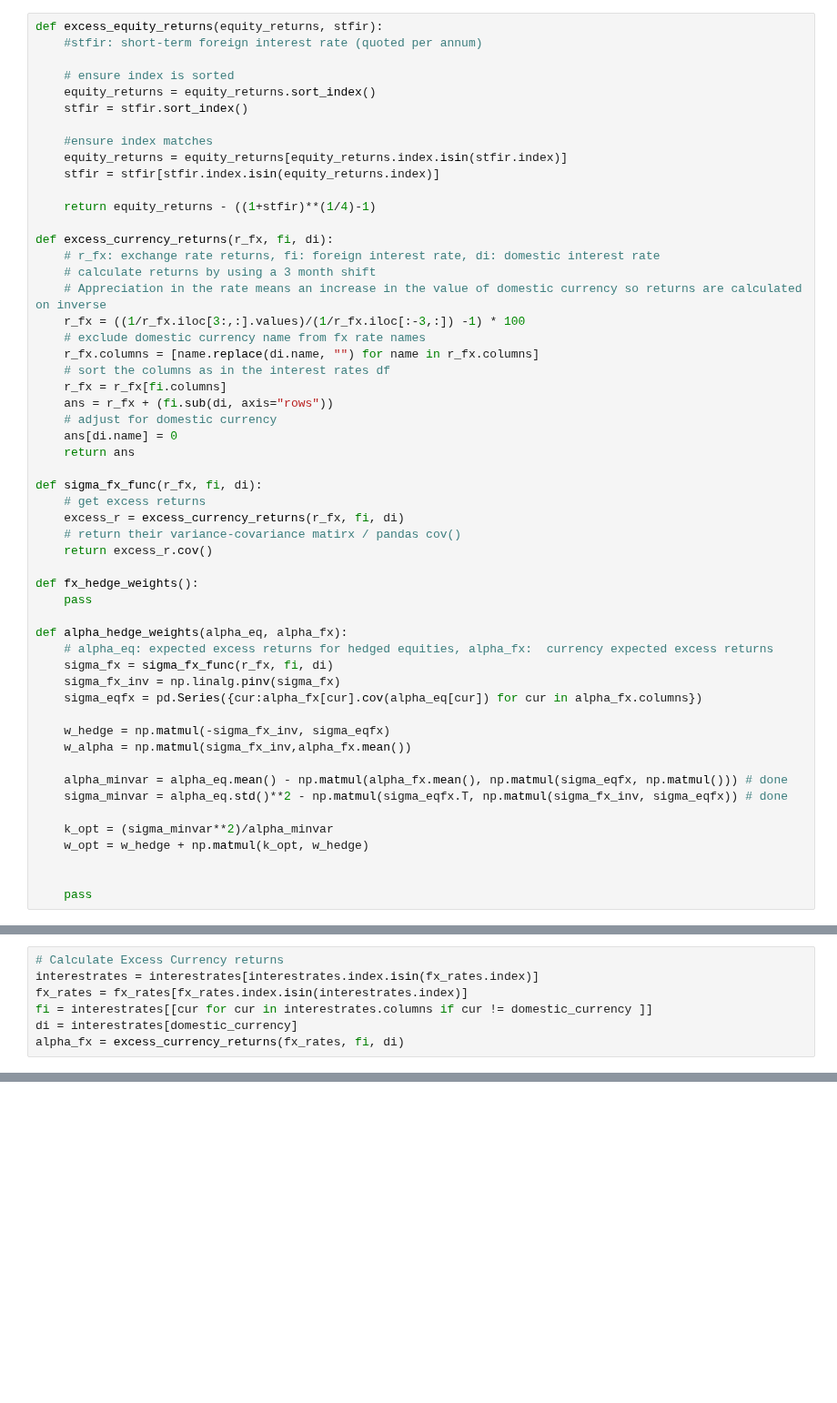
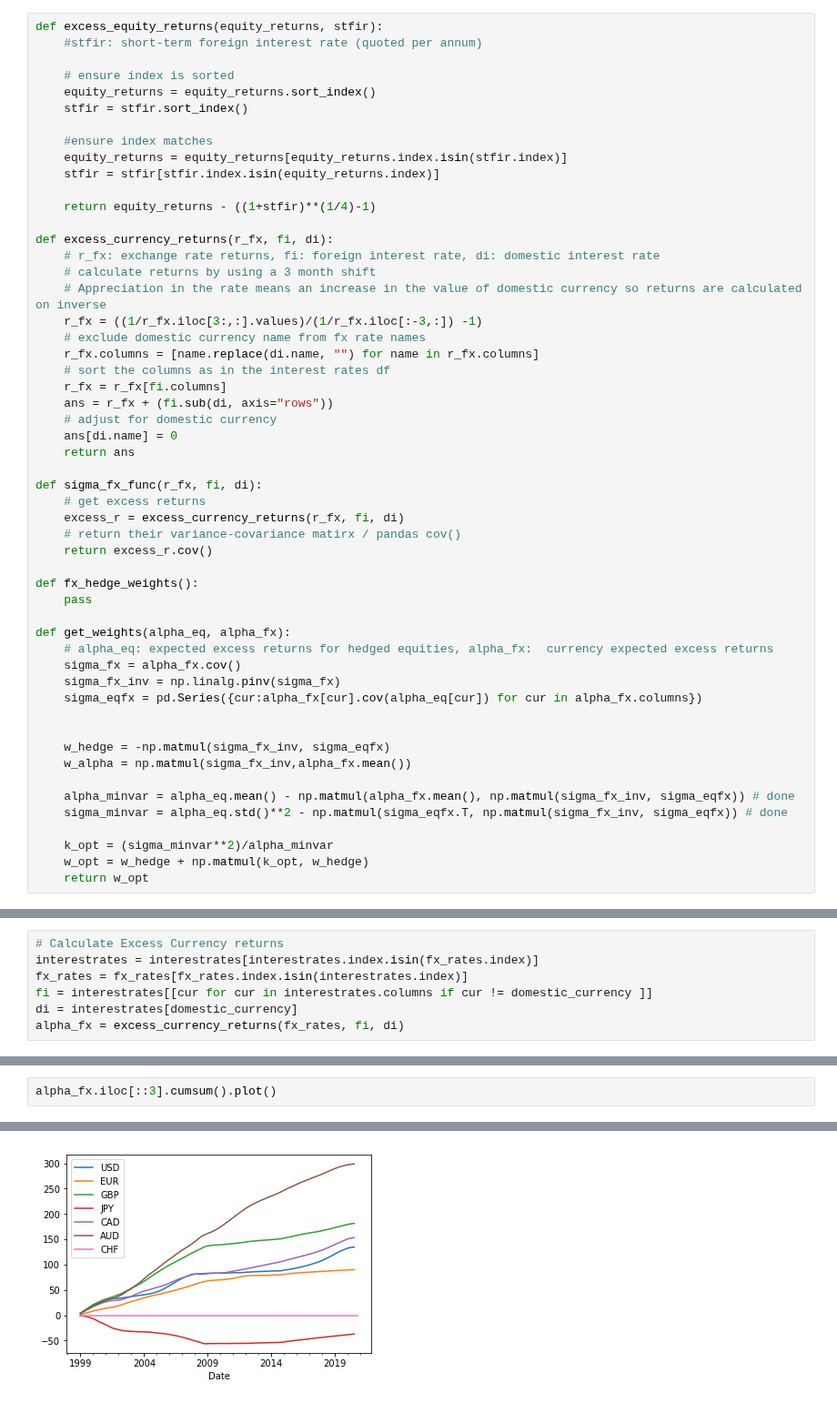
Before and after one commit to Tobias-Mann/Practicioners-Seminar-Notebook, a Jupyter notebook: Optimal Currency Hedging for International Equity Portfolios.ipynb, the cells around one changed output, grey strips where cells are left out. Shown at 91% size. Cells and saved outputs as stored; diff of their text form; blank space fills up the shorter version.

```diff
--- a/Optimal Currency Hedging for International Equity Portfolios.ipynb
+++ b/Optimal Currency Hedging for International Equity Portfolios.ipynb
@@ -34,7 +34,7 @@ def excess_currency_returns(r_fx, fi, di):
     # r_fx: exchange rate returns, fi: foreign interest rate, di: domestic interest rate
     # calculate returns by using a 3 month shift
     # Appreciation in the rate means an increase in the value of domestic currency so returns are calculated on inverse
-    r_fx = ((1/r_fx.iloc[3:,:].values)/(1/r_fx.iloc[:-3,:]) -1) * 100
+    r_fx = ((1/r_fx.iloc[3:,:].values)/(1/r_fx.iloc[:-3,:]) -1)
     # exclude domestic currency name from fx rate names
     r_fx.columns = [name.replace(di.name, "") for name in r_fx.columns]
     # sort the columns as in the interest rates df
@@ -53,20 +53,19 @@ def sigma_fx_func(r_fx, fi, di):
 def fx_hedge_weights():
     pass
 
-def alpha_hedge_weights(alpha_eq, alpha_fx):
+def get_weights(alpha_eq, alpha_fx):
     # alpha_eq: expected excess returns for hedged equities, alpha_fx:  currency expected excess returns
-    sigma_fx = sigma_fx_func(r_fx, fi, di)
+    sigma_fx = alpha_fx.cov()
     sigma_fx_inv = np.linalg.pinv(sigma_fx)
     sigma_eqfx = pd.Series({cur:alpha_fx[cur].cov(alpha_eq[cur]) for cur in alpha_fx.columns})
 
-    w_hedge = np.matmul(-sigma_fx_inv, sigma_eqfx)
+
+    w_hedge = -np.matmul(sigma_fx_inv, sigma_eqfx)
     w_alpha = np.matmul(sigma_fx_inv,alpha_fx.mean())
 
-    alpha_minvar = alpha_eq.mean() - np.matmul(alpha_fx.mean(), np.matmul(sigma_eqfx, np.matmul())) # done
+    alpha_minvar = alpha_eq.mean() - np.matmul(alpha_fx.mean(), np.matmul(sigma_fx_inv, sigma_eqfx)) # done
     sigma_minvar = alpha_eq.std()**2 - np.matmul(sigma_eqfx.T, np.matmul(sigma_fx_inv, sigma_eqfx)) # done
 
     k_opt = (sigma_minvar**2)/alpha_minvar
     w_opt = w_hedge + np.matmul(k_opt, w_hedge)
-
-
-    pass
+    return w_opt
@@ -164,0 +112,3 @@ dtype: float64
+# %%
+alpha_fx.iloc[::3].cumsum().plot()
+# %% [output]
@@ -164,0 +116 @@ dtype: float64
+[figure, added]
```
Also changed, not shown: parts of 13 cells of this notebook.
